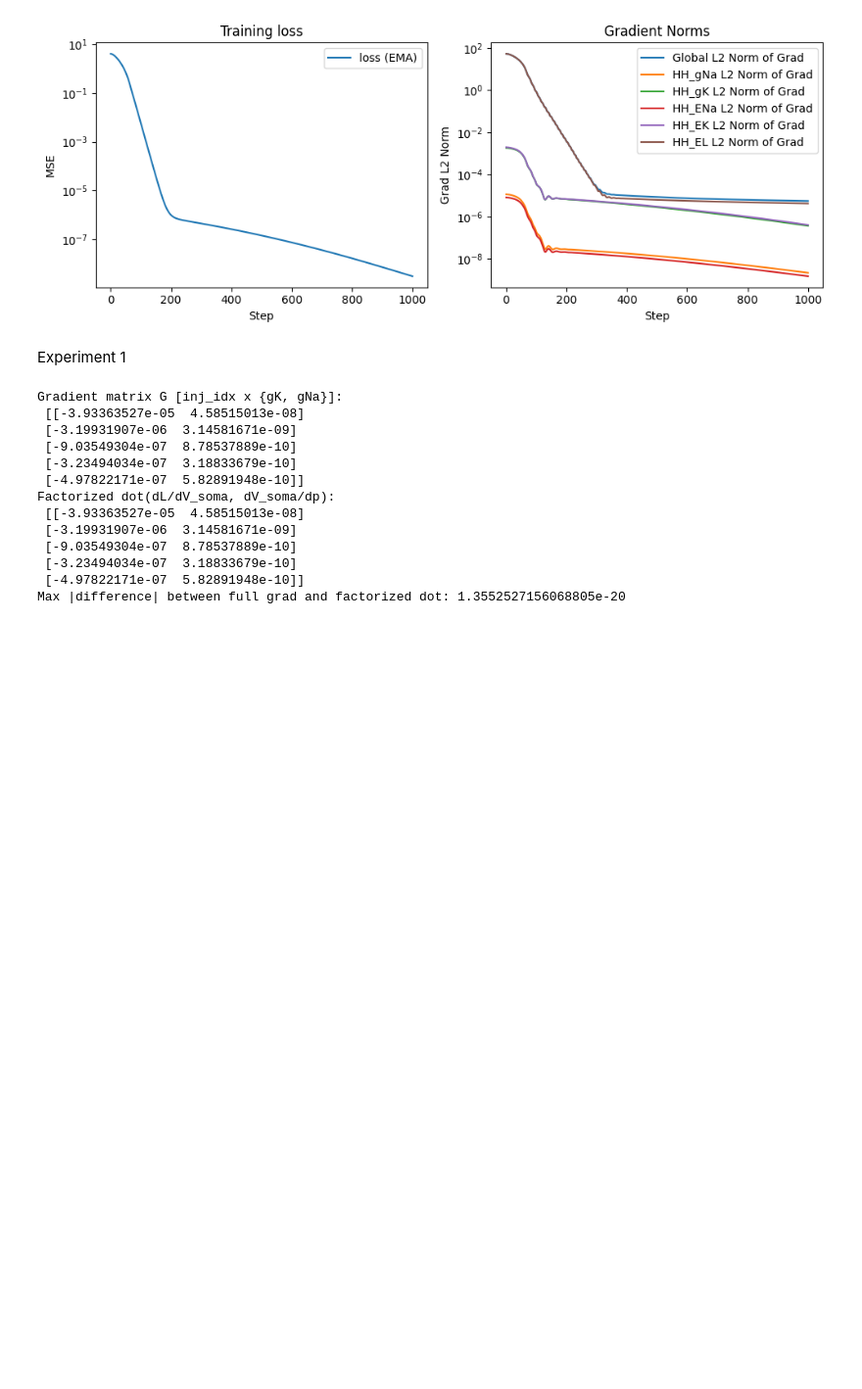
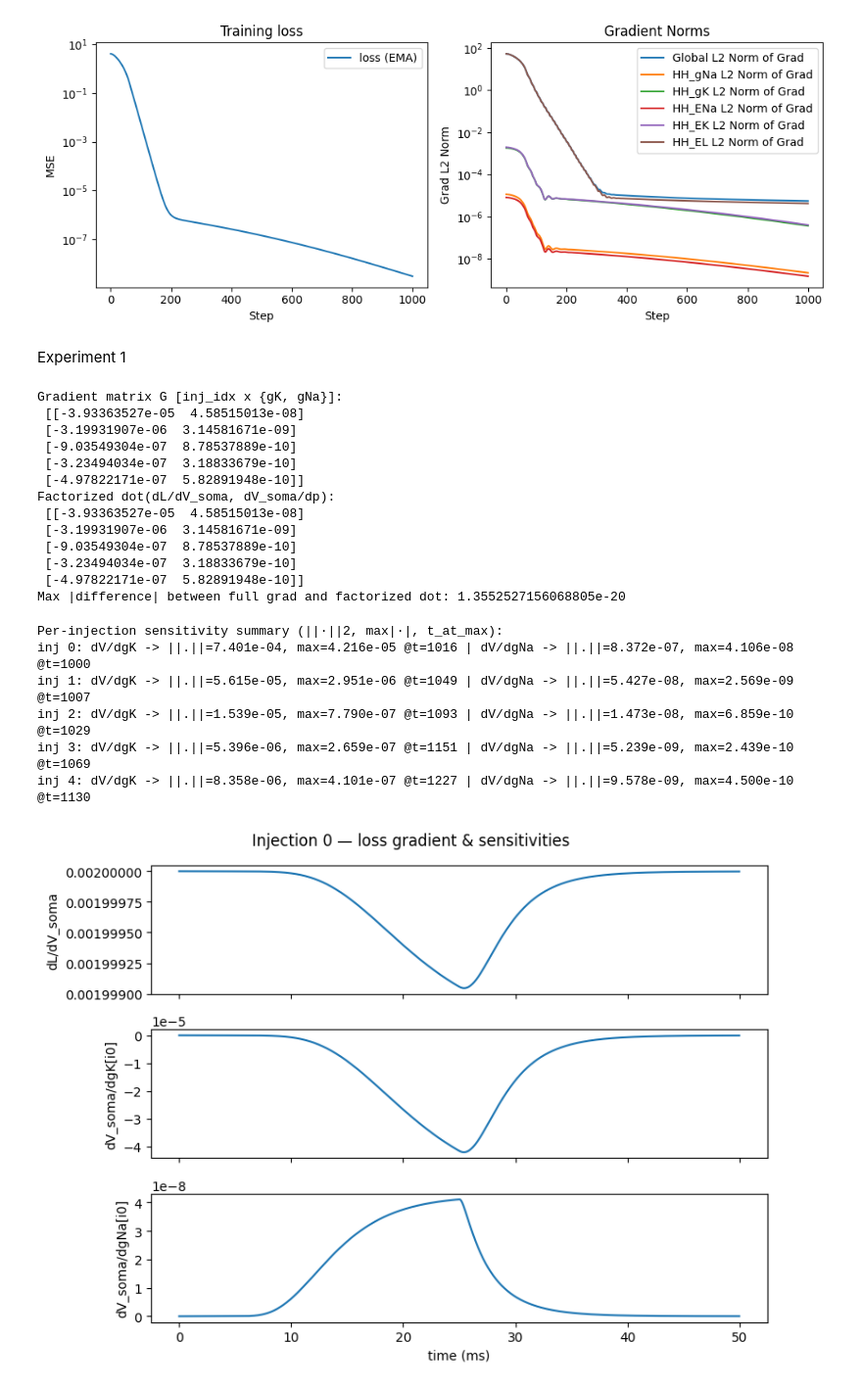
Before and after one commit to itzelts/jaxneuro, a Jupyter notebook: notebooks/002_multicomp_hh copy.ipynb, the cells around one changed output. Shown at 98% size. Drawn from its saved outputs; the diff is of its cells as text; code cells hidden in the pictures; blank space fills up the shorter version.

```diff
--- a/notebooks/002_multicomp_hh copy.ipynb
+++ b/notebooks/002_multicomp_hh copy.ipynb
@@ -400,6 +400,15 @@ loss_and_grad_phys = jax.value_and_grad(
 G = jnp.zeros((N, 2), dtype=jnp.float64)        # [i, 0]=dL/dgK[i], [i,1]=dL/dgNa[i]
 factor_dot = jnp.zeros_like(G)                  # same shape: dot(dL/dV, dV/dp)
 
+# track per-injection time-series
+dLdV_all      = jnp.zeros((N, T), dtype=jnp.float64)  # dL/dV_soma(t) per injection
+sensK_all     = jnp.zeros((N, T), dtype=jnp.float64)  # dV_soma/dgK[i] (t)
+sensNa_all    = jnp.zeros((N, T), dtype=jnp.float64)  # dV_soma/dgNa[i] (t)
+contribK_all  = jnp.zeros((N, T), dtype=jnp.float64)  # (dL/dV) * (dV/dgK[i])
+contribNa_all = jnp.zeros((N, T), dtype=jnp.float64)  # (dL/dV) * (dV/dgNa[i])
+losses        = jnp.zeros((N,),   dtype=jnp.float64)
+
+
 for i in range(N):
     I_i, y_i = inj_currents[i], targets_soma[i]
 
@@ -420,6 +429,13 @@ for i in range(N):
     factor_dot = factor_dot.at[i, 0].set(jnp.vdot(dL_dV, sens_K))
     factor_dot = factor_dot.at[i, 1].set(jnp.vdot(dL_dV, sens_Na))
 
+    dLdV_all      = dLdV_all.at[i].set(dL_dV)
+    sensK_all     = sensK_all.at[i].set(sens_K)
+    sensNa_all    = sensNa_all.at[i].set(sens_Na)
+    contribK_all  = contribK_all.at[i].set(dL_dV * sens_K)
+    contribNa_all = contribNa_all.at[i].set(dL_dV * sens_Na)
+    losses        = losses.at[i].set(loss_i_val)
+
 print("Gradient matrix G [inj_idx x {gK, gNa}]:\n", G)
 print("Factorized dot(dL/dV_soma, dV_soma/dp):\n", factor_dot)
 print("Max |difference| between full grad and factorized dot:",
@@ -454,0 +457,32 @@ loss_val, g_phys = jax.value_and_grad(loss_all_injections)(phys_est_initial)
+# %%
+def _row_stats(x):
+    return float(jnp.linalg.norm(x)), float(jnp.max(jnp.abs(x))), int(jnp.argmax(jnp.abs(x)))
+
+print("\nPer-injection sensitivity summary (||·||2, max|·|, t_at_max):")
+for i in range(N):
+    k_norm, k_max, k_t   = _row_stats(sensK_all[i])
+    na_norm, na_max, na_t= _row_stats(sensNa_all[i])
+    print(f"inj {i}: dV/dgK -> ||.||={k_norm:.3e}, max={k_max:.3e} @t={k_t:4d} | "
+          f"dV/dgNa -> ||.||={na_norm:.3e}, max={na_max:.3e} @t={na_t:4d}")
+
+t = jnp.arange(T) * dt
+i0 = 0  # choose which injection to view
+fig, axs = plt.subplots(3, 1, figsize=(8, 6), sharex=True)
+axs[0].plot(t, dLdV_all[i0]);      axs[0].set_ylabel("dL/dV_soma")
+axs[1].plot(t, sensK_all[i0]);     axs[1].set_ylabel("dV_soma/dgK[i0]")
+axs[2].plot(t, sensNa_all[i0]);    axs[2].set_ylabel("dV_soma/dgNa[i0]")
+axs[2].set_xlabel("time (ms)")
+fig.suptitle(f"Injection {i0} — loss gradient & sensitivities"); plt.tight_layout(); plt.show()
+
+fig, axs = plt.subplots(2, 1, figsize=(8, 5), sharex=True)
+axs[0].plot(t, contribK_all[i0]);  axs[0].set_ylabel("(dL/dV)*dV/dgK")
+axs[1].plot(t, contribNa_all[i0]); axs[1].set_ylabel("(dL/dV)*dV/dgNa"); axs[1].set_xlabel("time (ms)")
+fig.suptitle(f"Injection {i0} — pointwise gradient contributions"); plt.tight_layout(); plt.show()
+# %% [output]
+Per-injection sensitivity summary (||·||2, max|·|, t_at_max):
+inj 0: dV/dgK -> ||.||=7.401e-04, max=4.216e-05 @t=1016 | dV/dgNa -> ||.||=8.372e-07, max=4.106e-08 @t=1000
+inj 1: dV/dgK -> ||.||=5.615e-05, max=2.951e-06 @t=1049 | dV/dgNa -> ||.||=5.427e-08, max=2.569e-09 @t=1007
+inj 2: dV/dgK -> ||.||=1.539e-05, max=7.790e-07 @t=1093 | dV/dgNa -> ||.||=1.473e-08, max=6.859e-10 @t=1029
+inj 3: dV/dgK -> ||.||=5.396e-06, max=2.659e-07 @t=1151 | dV/dgNa -> ||.||=5.239e-09, max=2.439e-10 @t=1069
+inj 4: dV/dgK -> ||.||=8.358e-06, max=4.101e-07 @t=1227 | dV/dgNa -> ||.||=9.578e-09, max=4.500e-10 @t=1130
+[figure, added]
```
Also changed, not shown: parts of 10 cells of this notebook.
